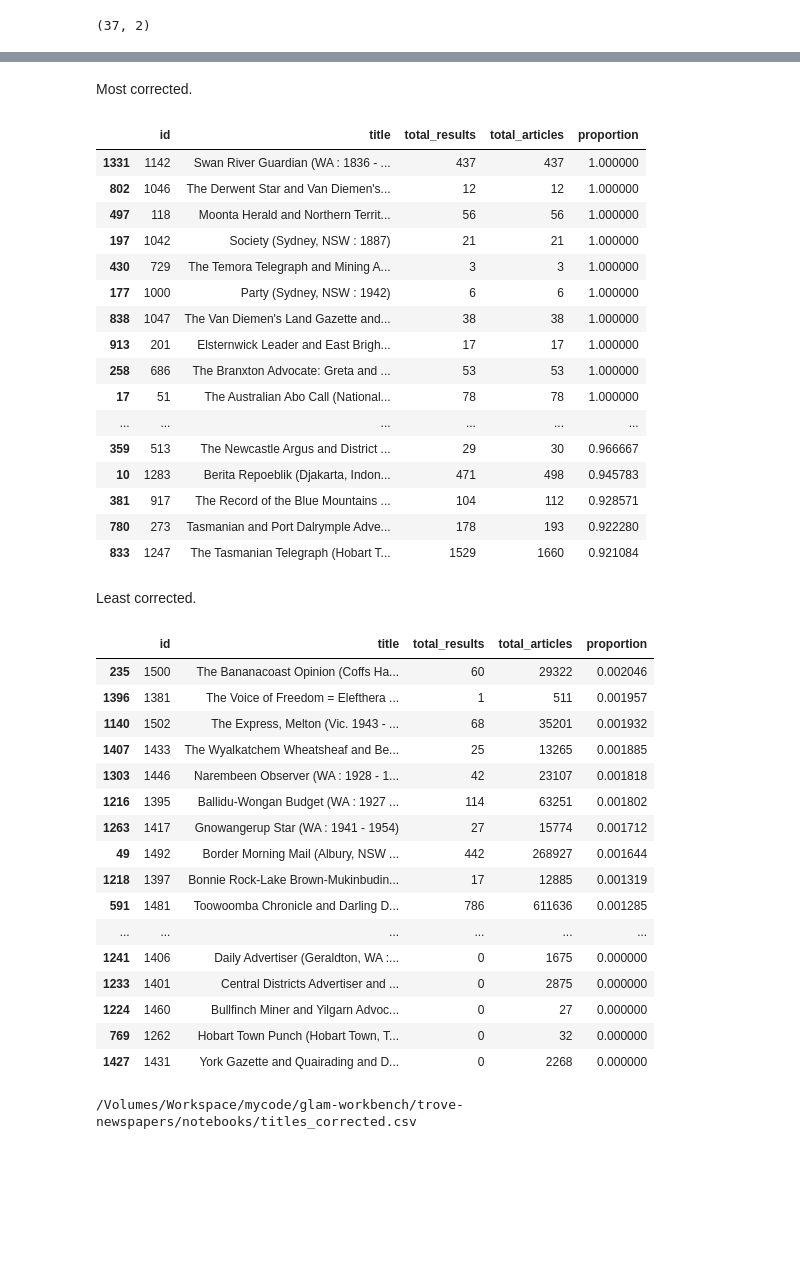
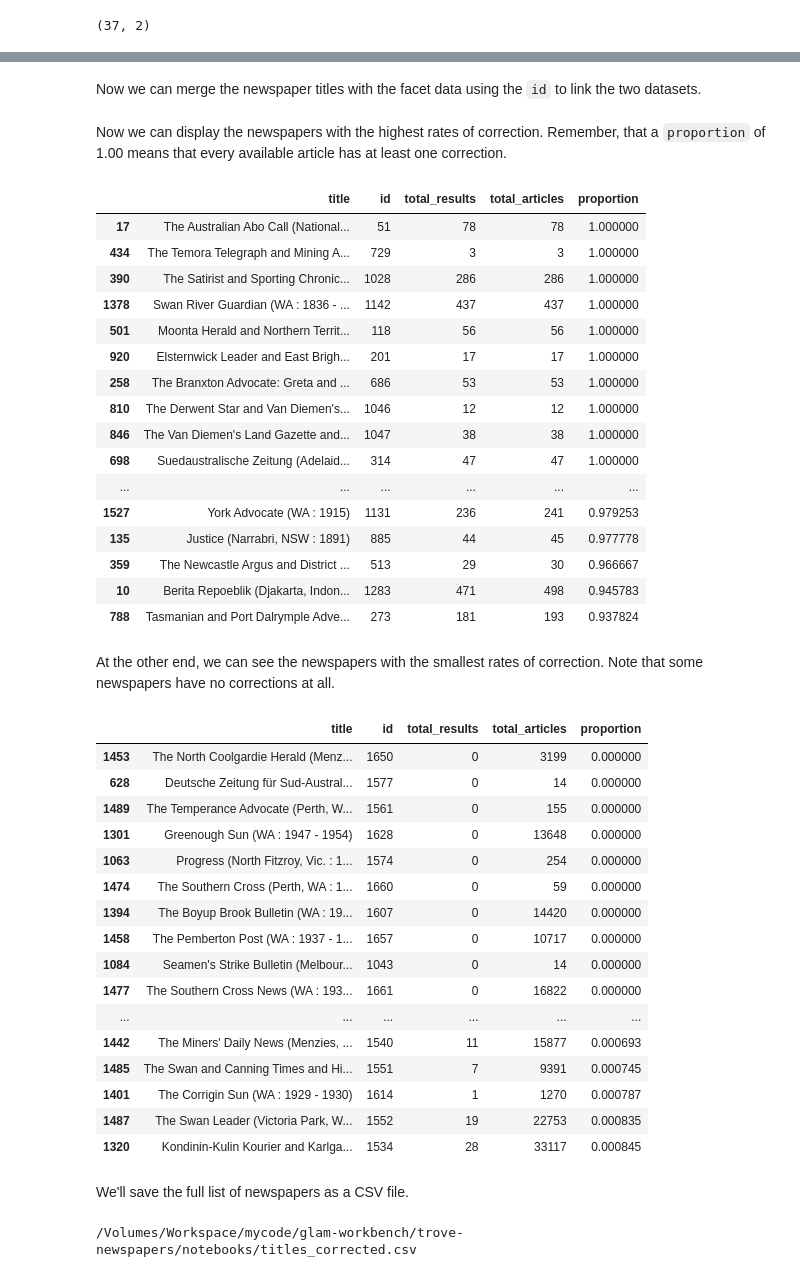
Before and after one commit to GLAM-Workbench/trove-newspapers, a Jupyter notebook: Analysing_OCR_corrections.ipynb, the cells around one changed output, grey strips where cells are left out. Cells and saved outputs as stored; diff of their text form; code cells hidden in the pictures; blank space fills up the shorter version.

```diff
--- a/Analysing_OCR_corrections.ipynb
+++ b/Analysing_OCR_corrections.ipynb
@@ -73,3 +66,3 @@ RendererRegistry.enable('notebook')
 # %%
-api_key = ''
+api_key = 'YOUR API KEY'
 print('Your API key is: {}'.format(api_key))
@@ -452,54 +480,58 @@ df_gazettes.shape
 # %%
 df_titles_not_gazettes = df_titles[~df_titles['id'].isin(df_gazettes['id'])]
+# %% [markdown]
+Now we can merge the newspaper titles with the facet data using the `id` to link the two datasets.
 # %%
 df_newspapers_with_titles = pd.merge(df_titles_not_gazettes, df_newspapers_merged, how='left', on='id').fillna(0).sort_values(by='proportion', ascending=False)
 # %%
 # Convert the totals back to integers
 df_newspapers_with_titles[['total_results', 'total_articles']] = df_newspapers_with_titles[['total_results', 'total_articles']].astype(int)
-# %% [markdown]
-Most corrected.
+# %% [markdown]
+Now we can display the newspapers with the highest rates of correction. Remember, that a `proportion` of 1.00 means that every available article has at least one correction.
 # %%
 df_newspapers_with_titles[:25]
 # %% [output]
-|  | id | title | total_results | total_articles | proportion |
-| 1331 | 1142 | Swan River Guardian (WA : 1836 - ... | 437 | 437 | 1.000000 |
-| 802 | 1046 | The Derwent Star and Van Diemen's... | 12 | 12 | 1.000000 |
-| 497 | 118 | Moonta Herald and Northern Territ... | 56 | 56 | 1.000000 |
-| 197 | 1042 | Society (Sydney, NSW : 1887) | 21 | 21 | 1.000000 |
-| 430 | 729 | The Temora Telegraph and Mining A... | 3 | 3 | 1.000000 |
-| 177 | 1000 | Party (Sydney, NSW : 1942) | 6 | 6 | 1.000000 |
-| 838 | 1047 | The Van Diemen's Land Gazette and... | 38 | 38 | 1.000000 |
-| 913 | 201 | Elsternwick Leader and East Brigh... | 17 | 17 | 1.000000 |
-| 258 | 686 | The Branxton Advocate: Greta and ... | 53 | 53 | 1.000000 |
-| 17 | 51 | The Australian Abo Call (National... | 78 | 78 | 1.000000 |
+|  | title | id | total_results | total_articles | proportion |
+| 17 | The Australian Abo Call (National... | 51 | 78 | 78 | 1.000000 |
+| 434 | The Temora Telegraph and Mining A... | 729 | 3 | 3 | 1.000000 |
+| 390 | The Satirist and Sporting Chronic... | 1028 | 286 | 286 | 1.000000 |
+| 1378 | Swan River Guardian (WA : 1836 - ... | 1142 | 437 | 437 | 1.000000 |
+| 501 | Moonta Herald and Northern Territ... | 118 | 56 | 56 | 1.000000 |
+| 920 | Elsternwick Leader and East Brigh... | 201 | 17 | 17 | 1.000000 |
+| 258 | The Branxton Advocate: Greta and ... | 686 | 53 | 53 | 1.000000 |
+| 810 | The Derwent Star and Van Diemen's... | 1046 | 12 | 12 | 1.000000 |
+| 846 | The Van Diemen's Land Gazette and... | 1047 | 38 | 38 | 1.000000 |
+| 698 | Suedaustralische Zeitung (Adelaid... | 314 | 47 | 47 | 1.000000 |
 | ... | ... | ... | ... | ... | ... |
-| 359 | 513 | The Newcastle Argus and District ... | 29 | 30 | 0.966667 |
-| 10 | 1283 | Berita Repoeblik (Djakarta, Indon... | 471 | 498 | 0.945783 |
-| 381 | 917 | The Record of the Blue Mountains ... | 104 | 112 | 0.928571 |
-| 780 | 273 | Tasmanian and Port Dalrymple Adve... | 178 | 193 | 0.922280 |
-| 833 | 1247 | The Tasmanian Telegraph (Hobart T... | 1529 | 1660 | 0.921084 |
+| 1527 | York Advocate (WA : 1915) | 1131 | 236 | 241 | 0.979253 |
+| 135 | Justice (Narrabri, NSW : 1891) | 885 | 44 | 45 | 0.977778 |
+| 359 | The Newcastle Argus and District ... | 513 | 29 | 30 | 0.966667 |
+| 10 | Berita Repoeblik (Djakarta, Indon... | 1283 | 471 | 498 | 0.945783 |
+| 788 | Tasmanian and Port Dalrymple Adve... | 273 | 181 | 193 | 0.937824 |
-# %% [markdown]
-Least corrected.
+# %% [markdown]
+At the other end, we can see the newspapers with the smallest rates of correction. Note that some newspapers have no corrections at all.
 # %%
-df_newspapers_with_titles[-25:]
+df_newspapers_with_titles.sort_values(by='proportion')[:25]
 # %% [output]
-|  | id | title | total_results | total_articles | proportion |
-| 235 | 1500 | The Bananacoast Opinion (Coffs Ha... | 60 | 29322 | 0.002046 |
-| 1396 | 1381 | The Voice of Freedom = Elefthera ... | 1 | 511 | 0.001957 |
-| 1140 | 1502 | The Express, Melton (Vic. 1943 - ... | 68 | 35201 | 0.001932 |
-| 1407 | 1433 | The Wyalkatchem Wheatsheaf and Be... | 25 | 13265 | 0.001885 |
-| 1303 | 1446 | Narembeen Observer (WA : 1928 - 1... | 42 | 23107 | 0.001818 |
-| 1216 | 1395 | Ballidu-Wongan Budget (WA : 1927 ... | 114 | 63251 | 0.001802 |
-| 1263 | 1417 | Gnowangerup Star (WA : 1941 - 1954) | 27 | 15774 | 0.001712 |
-| 49 | 1492 | Border Morning Mail (Albury, NSW ... | 442 | 268927 | 0.001644 |
-| 1218 | 1397 | Bonnie Rock-Lake Brown-Mukinbudin... | 17 | 12885 | 0.001319 |
-| 591 | 1481 | Toowoomba Chronicle and Darling D... | 786 | 611636 | 0.001285 |
+|  | title | id | total_results | total_articles | proportion |
+| 1453 | The North Coolgardie Herald (Menz... | 1650 | 0 | 3199 | 0.000000 |
+| 628 | Deutsche Zeitung für Sud-Austral... | 1577 | 0 | 14 | 0.000000 |
+| 1489 | The Temperance Advocate (Perth, W... | 1561 | 0 | 155 | 0.000000 |
+| 1301 | Greenough Sun (WA : 1947 - 1954) | 1628 | 0 | 13648 | 0.000000 |
+| 1063 | Progress (North Fitzroy, Vic. : 1... | 1574 | 0 | 254 | 0.000000 |
+| 1474 | The Southern Cross (Perth, WA : 1... | 1660 | 0 | 59 | 0.000000 |
+| 1394 | The Boyup Brook Bulletin (WA : 19... | 1607 | 0 | 14420 | 0.000000 |
+| 1458 | The Pemberton Post (WA : 1937 - 1... | 1657 | 0 | 10717 | 0.000000 |
+| 1084 | Seamen's Strike Bulletin (Melbour... | 1043 | 0 | 14 | 0.000000 |
+| 1477 | The Southern Cross News (WA : 193... | 1661 | 0 | 16822 | 0.000000 |
 | ... | ... | ... | ... | ... | ... |
-| 1241 | 1406 | Daily Advertiser (Geraldton, WA :... | 0 | 1675 | 0.000000 |
-| 1233 | 1401 | Central Districts Advertiser and ... | 0 | 2875 | 0.000000 |
-| 1224 | 1460 | Bullfinch Miner and Yilgarn Advoc... | 0 | 27 | 0.000000 |
-| 769 | 1262 | Hobart Town Punch (Hobart Town, T... | 0 | 32 | 0.000000 |
-| 1427 | 1431 | York Gazette and Quairading and D... | 0 | 2268 | 0.000000 |
+| 1442 | The Miners' Daily News (Menzies, ... | 1540 | 11 | 15877 | 0.000693 |
+| 1485 | The Swan and Canning Times and Hi... | 1551 | 7 | 9391 | 0.000745 |
+| 1401 | The Corrigin Sun (WA : 1929 - 1930) | 1614 | 1 | 1270 | 0.000787 |
+| 1487 | The Swan Leader (Victoria Park, W... | 1552 | 19 | 22753 | 0.000835 |
+| 1320 | Kondinin-Kulin Kourier and Karlga... | 1534 | 28 | 33117 | 0.000845 |
+# %% [markdown]
+We'll save the full list of newspapers as a CSV file.
 # %%
 df_newspapers_with_titles_csv = df_newspapers_with_titles.copy()
 df_newspapers_with_titles_csv.rename({'total_results': 'articles_with_corrections'}, axis=1, inplace=True)
```
Also changed, not shown: parts of 55 cells of this notebook, 30 other files.
